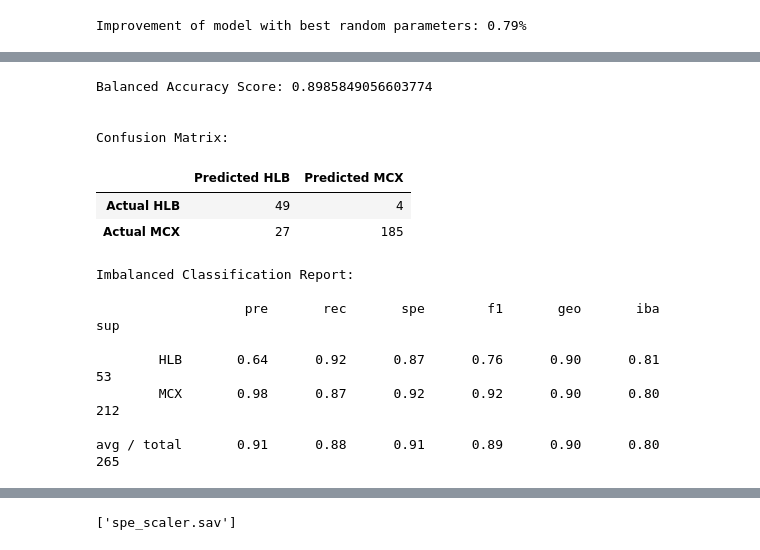
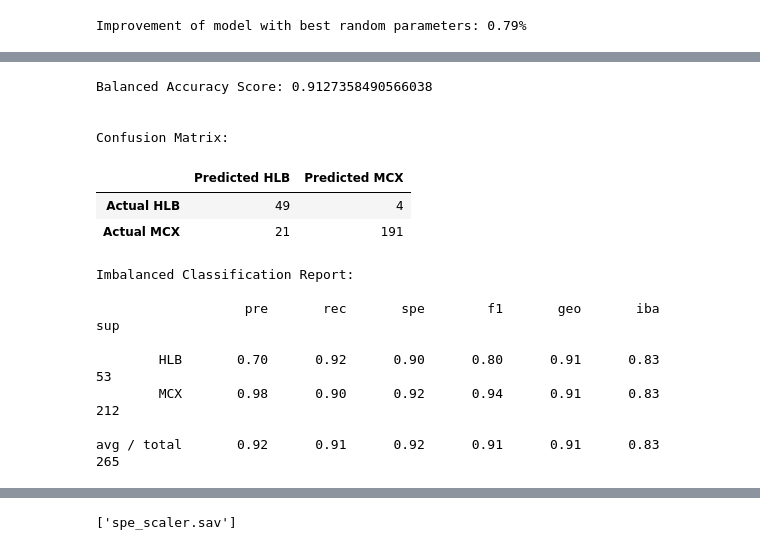
Before and after one commit to jenamis/final-project, a Jupyter notebook: MachineLearning/SPE/spe_balanced_random_forest_param_search_final.ipynb, the cells around one changed output, grey strips where cells are left out. Saved outputs shown, nothing was run; the diff lists cells and outputs as text; code cells hidden in the pictures.

```diff
--- a/MachineLearning/SPE/spe_balanced_random_forest_param_search_final.ipynb
+++ b/MachineLearning/SPE/spe_balanced_random_forest_param_search_final.ipynb
@@ -222,13 +231,16 @@ Imbalanced Classification Report:
 
 avg / total       0.92      0.90      0.90      0.90      0.90      0.81       265
 # %%
-# Performance of model with best random parameters - previous best random parameter result that performed better than most recent result
+# Performance of model with best random parameters
+# Using previous best random parameters result that performed better than most recent result
 best_random = BalancedRandomForestClassifier(n_estimators = 100,
                                              min_samples_split = 2,
                                              min_samples_leaf = 4,
                                              max_features = "auto",
                                              max_depth = 40,
                                              bootstrap = False,
+                                             sampling_strategy = "auto",
+                                             replacement = False,
                                              random_state = 1)
 best_random.fit(X_train_scaled, y_train)
 random_performance = evaluate(best_random, X_test_scaled, y_test)
@@ -256,12 +268,15 @@ print(f"Improvement of model with best random parameters: {random_ba_improvement
 Improvement of model with best random parameters: 0.79%
 # %%
 # Create parameter grid based on results of random search
-param_grid = {"bootstrap": [False],
+param_grid = {"n_estimators": [50, 100, 150, 200, 250, 300],
+              "min_samples_split": [1, 2, 3, 4],
+              "min_samples_leaf": [3, 4, 5, 6],
+              "max_features": ["auto"],
               "max_depth": [10, 20, 30, 40, 50, 60, 70],
-              "max_features": ["auto"],
-              "min_samples_leaf": [3, 4, 5, 6],
-              "min_samples_split": [1, 2, 3, 4],
-              "n_estimators": [50, 100, 150, 200, 250, 300]}
+              "bootstrap": [False],
+              "sampling_strategy": ["auto"],
+              "replacement": [False],
+              "random_state": [1, 42, 1001]}
 
 # Create base model to tune
 brf = BalancedRandomForestClassifier()
@@ -299,30 +314,33 @@ BalancedRandomForestClassifier(bootstrap=False, max_depth=70,
 # %%
 # Performance of model with best grid parameters
-best_grid = BalancedRandomForestClassifier(n_estimators = 50,
-                                             min_samples_split = 2,
-                                             min_samples_leaf = 4,
-                                             max_features = "auto",
-                                             max_depth = 70,
-                                             bootstrap = False,
-                                             random_state = 1)
+# Best performance with different random state than in best parameters from grid search
+best_grid = BalancedRandomForestClassifier(n_estimators = 150,
+                                           min_samples_split = 2,
+                                           min_samples_leaf = 4,
+                                           max_features = "auto",
+                                           max_depth = 10,
+                                           bootstrap = False,
+                                           sampling_strategy = "auto",
+                                           replacement = False,
+                                           random_state = 1)
 best_grid.fit(X_train_scaled, y_train)
-grid_performance = evaluate(best_grid, X_test_scaled, y_test)
+grid_performance = evaluate(best_grid2, X_test_scaled, y_test)
 # %% [output]
-Balanced Accuracy Score: 0.8985849056603774
+Balanced Accuracy Score: 0.9127358490566038
 
 
 Confusion Matrix:
 |  | Predicted HLB | Predicted MCX |
 | Actual HLB | 49 | 4 |
-| Actual MCX | 27 | 185 |
+| Actual MCX | 21 | 191 |
 Imbalanced Classification Report:
 
                    pre       rec       spe        f1       geo       iba       sup
 
-        HLB       0.64      0.92      0.87      0.76      0.90      0.81        53
-        MCX       0.98      0.87      0.92      0.92      0.90      0.80       212
+        HLB       0.70      0.92      0.90      0.80      0.91      0.83        53
+        MCX       0.98      0.90      0.92      0.94      0.91      0.83       212
 
-avg / total       0.91      0.88      0.91      0.89      0.90      0.80       265
+avg / total       0.92      0.91      0.92      0.91      0.91      0.83       265
 # %%
 # Balanced accuracy score improvement with best grid parameters
 grid_ba_improvement = "{:0.2f}%".format( 100 * (grid_performance - base_performance) / base_performance)
```
Also changed, not shown: parts of 9 cells of this notebook, 7 other files.
